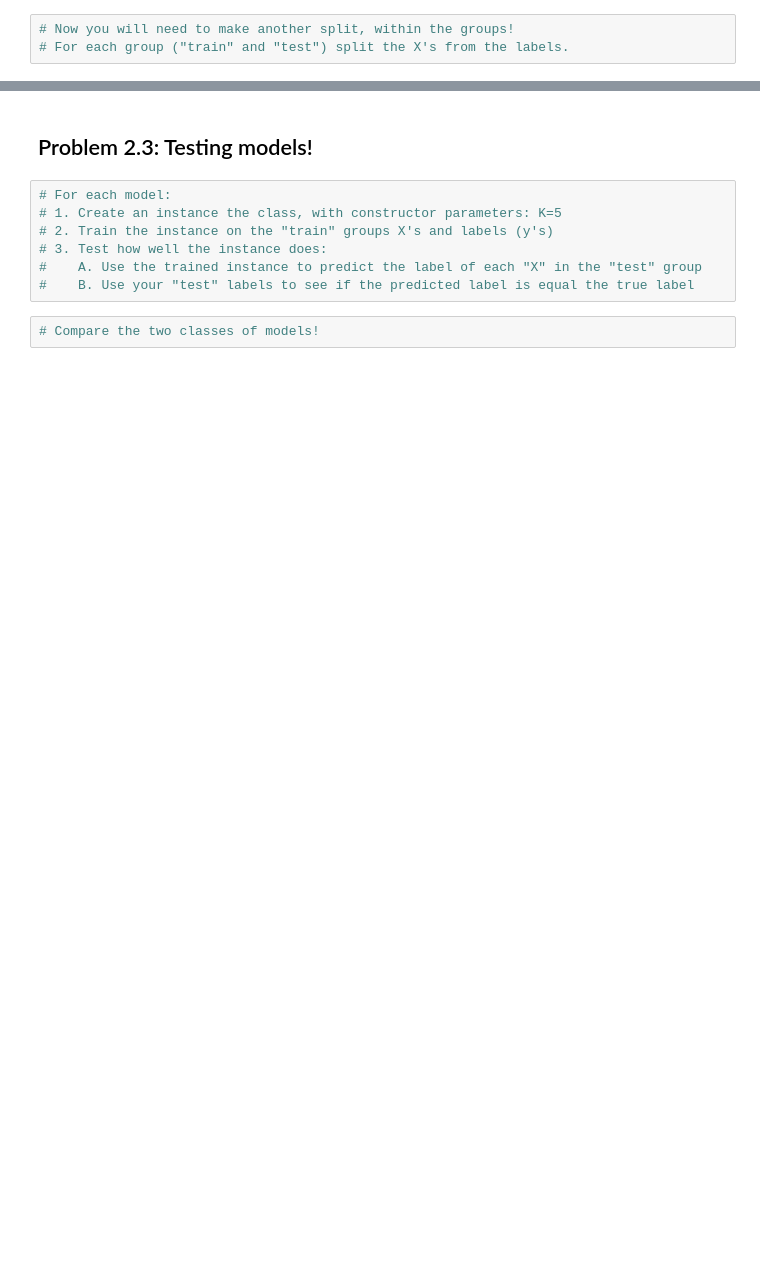
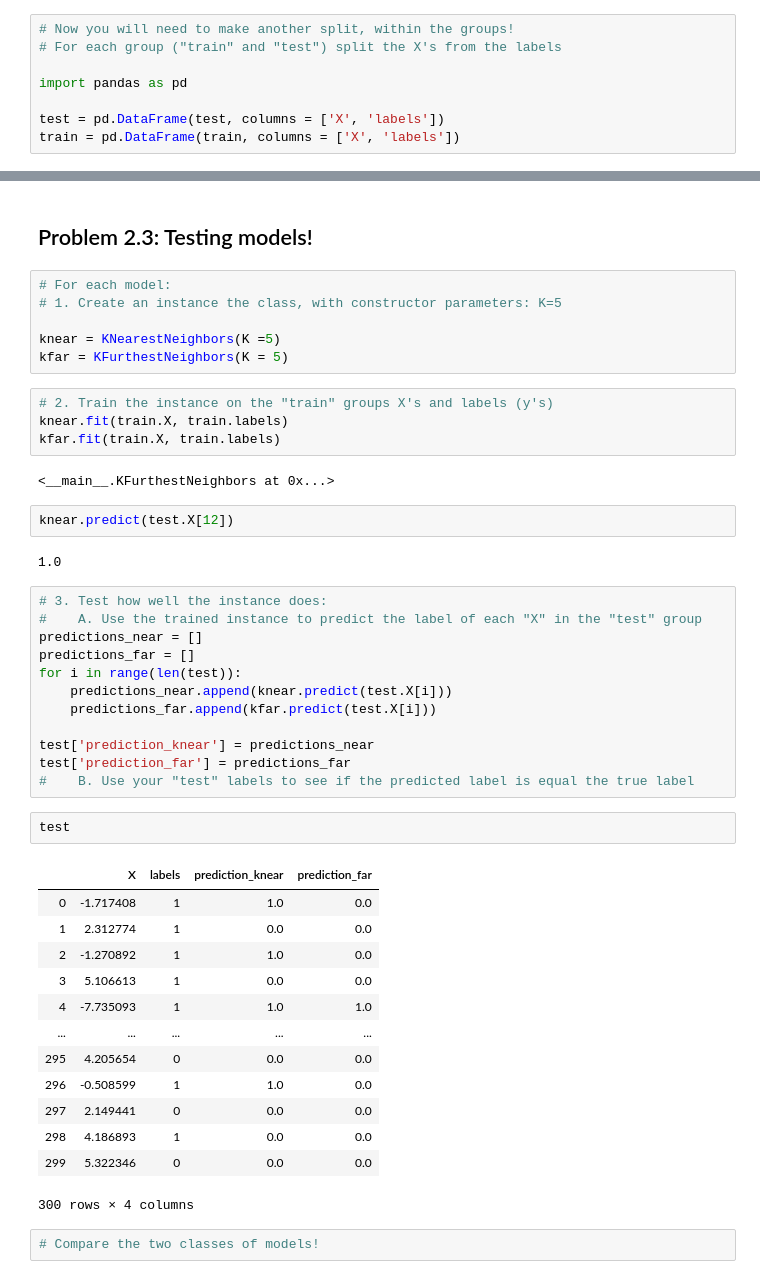
Before and after one commit to yabramuvdi/2019-computing-brushup-exam, a Jupyter notebook: exam-after.ipynb, the cells around one changed output, grey strips where cells are left out. Saved outputs shown, nothing was run; the diff lists cells and outputs as text; blank space fills up the shorter version.

```diff
--- a/exam-after.ipynb
+++ b/exam-after.ipynb
@@ -104,3 +200,8 @@ assert(sum([label for x,label in dat[:50]]) != 0)
 # %%
 # Now you will need to make another split, within the groups!
-# For each group ("train" and "test") split the X's from the labels.
+# For each group ("train" and "test") split the X's from the labels
+
+import pandas as pd
+
+test = pd.DataFrame(test, columns = ['X', 'labels'])
+train = pd.DataFrame(train, columns = ['X', 'labels'])
@@ -107,11 +224,48 @@ assert(sum([label for x,label in dat[:50]]) != 0)
 # %% [markdown]
 ## Problem 2.3: Testing models!
+# %%
+# For each model:
+# 1. Create an instance the class, with constructor parameters: K=5
+
+knear = KNearestNeighbors(K =5)
+kfar = KFurthestNeighbors(K = 5)
+# %%
+# 2. Train the instance on the "train" groups X's and labels (y's)
+knear.fit(train.X, train.labels)
+kfar.fit(train.X, train.labels)
+# %% [output]
+<__main__.KFurthestNeighbors at 0x...>
+# %%
+knear.predict(test.X[12])
+# %% [output]
+1.0
 # %%
-# For each model:
-# 1. Create an instance the class, with constructor parameters: K=5
-# 2. Train the instance on the "train" groups X's and labels (y's)
 # 3. Test how well the instance does:
 #    A. Use the trained instance to predict the label of each "X" in the "test" group
+predictions_near = []
+predictions_far = []
+for i in range(len(test)):
+    predictions_near.append(knear.predict(test.X[i]))
+    predictions_far.append(kfar.predict(test.X[i]))
+
+test['prediction_knear'] = predictions_near
+test['prediction_far'] = predictions_far
 #    B. Use your "test" labels to see if the predicted label is equal the true label
+# %%
+test
+# %% [output]
+|  | X | labels | prediction_knear | prediction_far |
+| 0 | -1.717408 | 1 | 1.0 | 0.0 |
+| 1 | 2.312774 | 1 | 0.0 | 0.0 |
+| 2 | -1.270892 | 1 | 1.0 | 0.0 |
+| 3 | 5.106613 | 1 | 0.0 | 0.0 |
+| 4 | -7.735093 | 1 | 1.0 | 1.0 |
+| ... | ... | ... | ... | ... |
+| 295 | 4.205654 | 0 | 0.0 | 0.0 |
+| 296 | -0.508599 | 1 | 1.0 | 0.0 |
+| 297 | 2.149441 | 0 | 0.0 | 0.0 |
+| 298 | 4.186893 | 1 | 0.0 | 0.0 |
+| 299 | 5.322346 | 0 | 0.0 | 0.0 |
+300 rows × 4 columns
 # %%
 # Compare the two classes of models!
```
Also changed, not shown: parts of 11 cells of this notebook.
